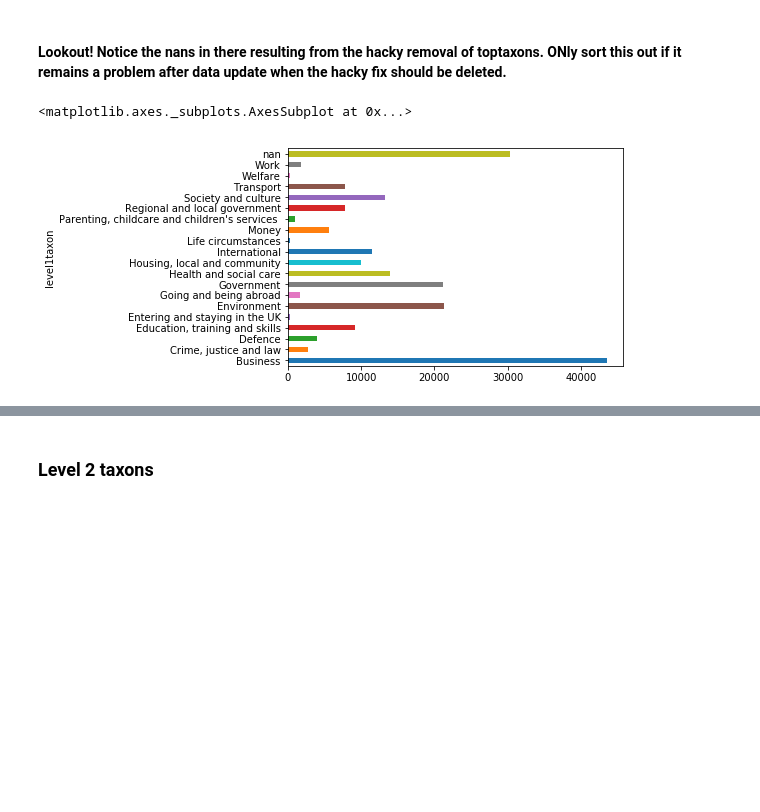
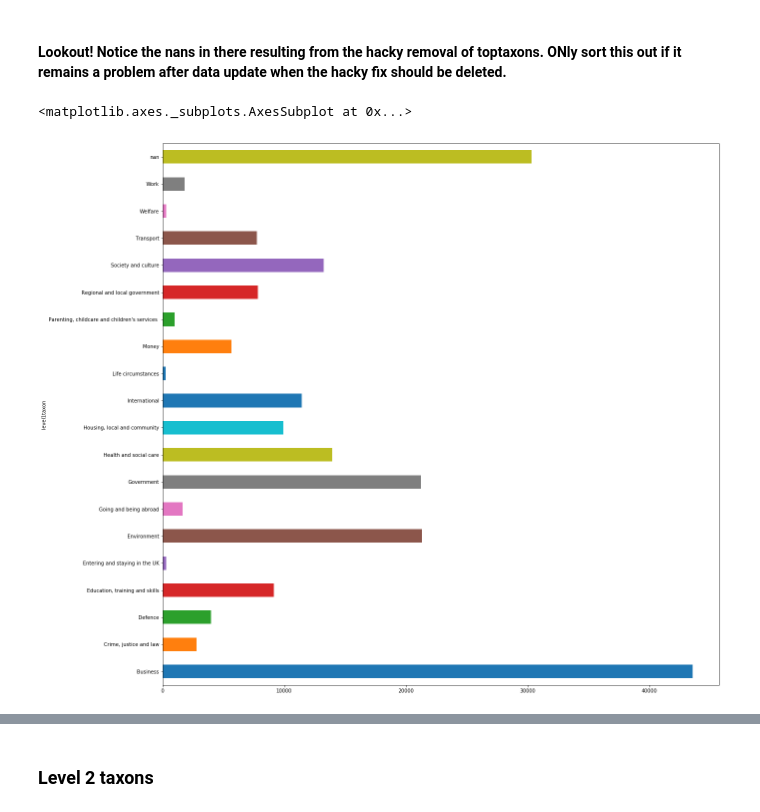
Before and after one commit to alphagov/govuk-taxonomy-supervised-learning, a Jupyter notebook: python/notebooks/EDA.ipynb, the cells around one changed output, grey strips where cells are left out. Drawn from its saved outputs; the diff is of its cells as text; code cells hidden in the pictures; blank space fills up the shorter version.

```diff
--- a/python/notebooks/EDA.ipynb
+++ b/python/notebooks/EDA.ipynb
@@ -193,10 +199,10 @@ dtype: int64
 # %% [markdown]
 #### Lookout! Notice the nans in there resulting from the hacky removal of toptaxons. ONly sort this out if it remains a problem after data update when the hacky fix should be deleted.
 # %%
-topfreq.plot(kind = 'barh')
+topfreq.plot(kind = 'barh', figsize=(20, 20))
 # %% [output]
 <matplotlib.axes._subplots.AxesSubplot at 0x...>
-[figure, old version]
+[figure, new version]
 # %%
 top_doctype = pd.crosstab(content_taxons_dedup['document_type'], content_taxons_dedup['level1taxon'])
 sns.heatmap(top_doctype, cmap = "YlGnBu")
```
Also changed, not shown: parts of 33 cells of this notebook.
